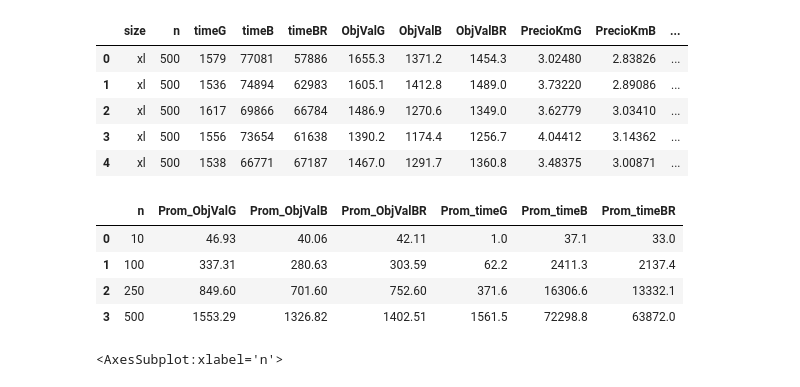
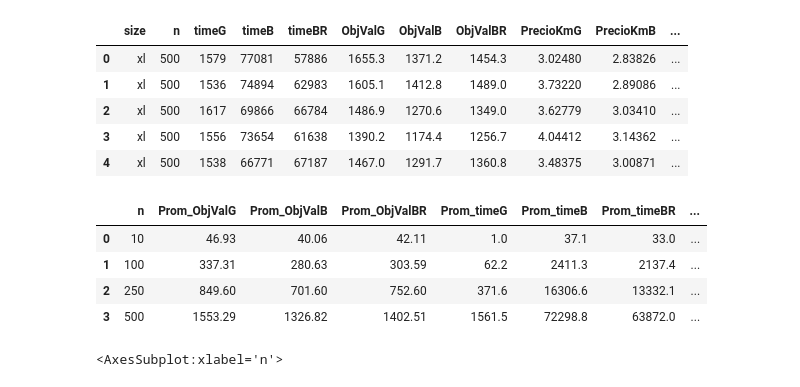
Before and after one commit to T1Pyscientist/TP1_TD5, a Jupyter notebook: data_proc.ipynb, the cells around one changed output. Drawn from its saved outputs; the diff is of its cells as text; code cells hidden in the pictures.

```diff
--- a/data_proc.ipynb
+++ b/data_proc.ipynb
@@ -26,44 +26,50 @@ df.head()
 
 promediosG = []
 promedios_timeG = []
+promedio_precioKmG = []
 sizes = [10, 100, 250, 500]
 for i in range(4):
     promediosG.append(sum(df[df['n'] == sizes[i]]['ObjValG'])/10)
     promedios_timeG.append(sum(df[df['n'] == sizes[i]]['timeG'])/10)
+    promedio_precioKmG.append(sum(df[df['n'] == sizes[i]]['PrecioKmG'])/10)
 
 promediosB = []
 promedios_timeB = []
+promedio_precioKmB = []
 for i in range(4):
     promediosB.append(sum(df[df['n'] == sizes[i]]['ObjValB'])/10)
     promedios_timeB.append(sum(df[df['n'] == sizes[i]]['timeB'])/10)
+    promedio_precioKmB.append(sum(df[df['n'] == sizes[i]]['PrecioKmB'])/10)
 
 promediosBR = []
 promedios_timeBR = []
+promedio_precioKmBR= []
 for i in range(4):
     promediosBR.append(sum(df[df['n'] == sizes[i]]['ObjValBR'])/10)
     promedios_timeBR.append(sum(df[df['n'] == sizes[i]]['timeBR'])/10)
+    promedio_precioKmBR.append(sum(df[df['n'] == sizes[i]]['PrecioKmBRatio'])/10)
 
 data = [
-    {'n': 10 , 'Prom_ObjValG': promediosG[0] , 'Prom_ObjValB': promediosB[0] , 'Prom_ObjValBR': promediosBR[0], 'Prom_timeG': promedios_timeG[0] , 'Prom_timeB': promedios_timeB[0] , 'Prom_timeBR': promedios_timeBR[0]},
-    {'n': 100 , 'Prom_ObjValG': promediosG[1] , 'Prom_ObjValB': promediosB[1] , 'Prom_ObjValBR': promediosBR[1], 'Prom_timeG': promedios_timeG[1] , 'Prom_timeB': promedios_timeB[1] , 'Prom_timeBR': promedios_timeBR[1]},
-    {'n': 250 , 'Prom_ObjValG': promediosG[2] , 'Prom_ObjValB': promediosB[2] , 'Prom_ObjValBR': promediosBR[2], 'Prom_timeG': promedios_timeG[2] , 'Prom_timeB': promedios_timeB[2] , 'Prom_timeBR': promedios_timeBR[2]},
-    {'n': 500 , 'Prom_ObjValG': promediosG[3] , 'Prom_ObjValB': promediosB[3] , 'Prom_ObjValBR': promediosBR[3],  'Prom_timeG': promedios_timeG[3] , 'Prom_timeB': promedios_timeB[3] , 'Prom_timeBR': promedios_timeBR[3]},
+    {'n': 10 , 'Prom_ObjValG': promediosG[0] , 'Prom_ObjValB': promediosB[0] , 'Prom_ObjValBR': promediosBR[0], 'Prom_timeG': promedios_timeG[0] , 'Prom_timeB': promedios_timeB[0] , 'Prom_timeBR': promedios_timeBR[0], 'Prom_precioKmG': promedio_precioKmG[0], 'Prom_precioKmB': promedio_precioKmB[0], 'Prom_precioKmBR': promedio_precioKmBR[0] },
+    {'n': 100 , 'Prom_ObjValG': promediosG[1] , 'Prom_ObjValB': promediosB[1] , 'Prom_ObjValBR': promediosBR[1], 'Prom_timeG': promedios_timeG[1] , 'Prom_timeB': promedios_timeB[1] , 'Prom_timeBR': promedios_timeBR[1], 'Prom_precioKmG': promedio_precioKmG[1], 'Prom_precioKmB': promedio_precioKmB[1], 'Prom_precioKmBR': promedio_precioKmBR[1] },
+    {'n': 250 , 'Prom_ObjValG': promediosG[2] , 'Prom_ObjValB': promediosB[2] , 'Prom_ObjValBR': promediosBR[2], 'Prom_timeG': promedios_timeG[2] , 'Prom_timeB': promedios_timeB[2] , 'Prom_timeBR': promedios_timeBR[2], 'Prom_precioKmG': promedio_precioKmG[2], 'Prom_precioKmB': promedio_precioKmB[2], 'Prom_precioKmBR': promedio_precioKmBR[2] },
+    {'n': 500 , 'Prom_ObjValG': promediosG[3] , 'Prom_ObjValB': promediosB[3] , 'Prom_ObjValBR': promediosBR[3],  'Prom_timeG': promedios_timeG[3] , 'Prom_timeB': promedios_timeB[3] , 'Prom_timeBR': promedios_timeBR[3], 'Prom_precioKmG': promedio_precioKmG[3], 'Prom_precioKmB': promedio_precioKmB[3], 'Prom_precioKmBR': promedio_precioKmBR[3] },
 ]
 
 df2 = pd.DataFrame(data)
 
 ruta_archivo = 'tiempos_promedio.csv'
 
 df2.to_csv(ruta_archivo, index=False)
 
 
 df2.head()
 # %% [output]
-|  | n | Prom_ObjValG | Prom_ObjValB | Prom_ObjValBR | Prom_timeG | Prom_timeB | Prom_timeBR |
-| 0 | 10 | 46.93 | 40.06 | 42.11 | 1.0 | 37.1 | 33.0 |
-| 1 | 100 | 337.31 | 280.63 | 303.59 | 62.2 | 2411.3 | 2137.4 |
-| 2 | 250 | 849.60 | 701.60 | 752.60 | 371.6 | 16306.6 | 13332.1 |
-| 3 | 500 | 1553.29 | 1326.82 | 1402.51 | 1561.5 | 72298.8 | 63872.0 |
+|  | n | Prom_ObjValG | Prom_ObjValB | Prom_ObjValBR | Prom_timeG | Prom_timeB | Prom_timeBR | ... |
+| 0 | 10 | 46.93 | 40.06 | 42.11 | 1.0 | 37.1 | 33.0 | ... |
+| 1 | 100 | 337.31 | 280.63 | 303.59 | 62.2 | 2411.3 | 2137.4 | ... |
+| 2 | 250 | 849.60 | 701.60 | 752.60 | 371.6 | 16306.6 | 13332.1 | ... |
+| 3 | 500 | 1553.29 | 1326.82 | 1402.51 | 1561.5 | 72298.8 | 63872.0 | ... |
 # %%
 filtro = ['n','Prom_ObjValG', 'Prom_ObjValB']
 
```
Also changed, not shown: parts of 2 cells of this notebook, 1 other file.
